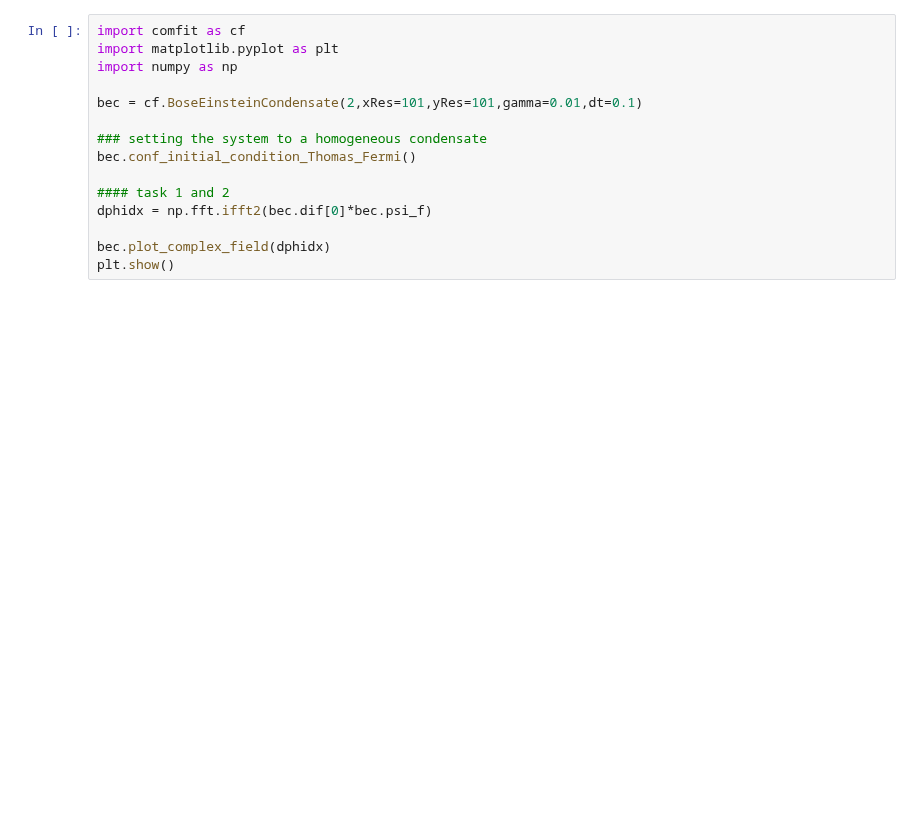
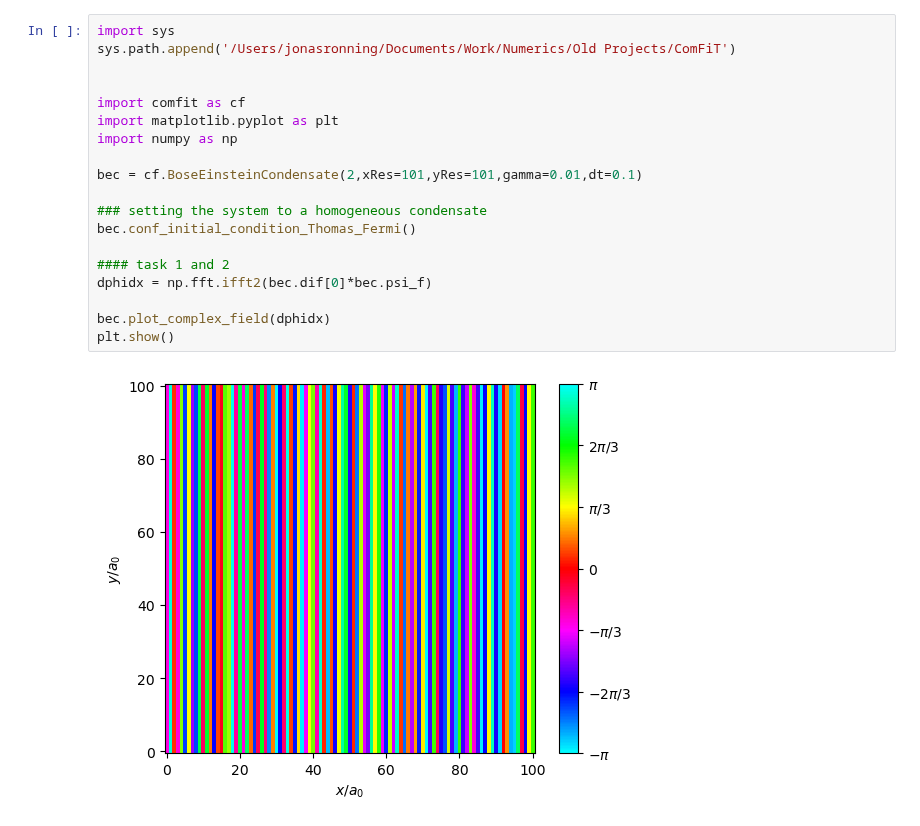
Before and after one commit to vidarsko/ComFiT, a Jupyter notebook: tutorial/Solutions/Solutions 2.0.ipynb, the cells around one changed output. Saved outputs shown, nothing was run; the diff lists cells and outputs as text; blank space fills up the shorter version.

```diff
--- a/tutorial/Solutions/Solutions 2.0.ipynb
+++ b/tutorial/Solutions/Solutions 2.0.ipynb
@@ -1,18 +1,24 @@
 # %%
+import sys
+sys.path.append('/Users/jonasronning/Documents/Work/Numerics/Old Projects/ComFiT')
+
+
 import comfit as cf
 import matplotlib.pyplot as plt
 import numpy as np
 
 bec = cf.BoseEinsteinCondensate(2,xRes=101,yRes=101,gamma=0.01,dt=0.1)
 
 ### setting the system to a homogeneous condensate
 bec.conf_initial_condition_Thomas_Fermi()
 
 #### task 1 and 2
 dphidx = np.fft.ifft2(bec.dif[0]*bec.psi_f)
 
 bec.plot_complex_field(dphidx)
 plt.show()
+# %% [output]
+[figure, added]
 # %%
 # task 3
 bec.evolve_dGPE(50)
```
Also changed, not shown: parts of 4 cells of this notebook, 8 other files.
